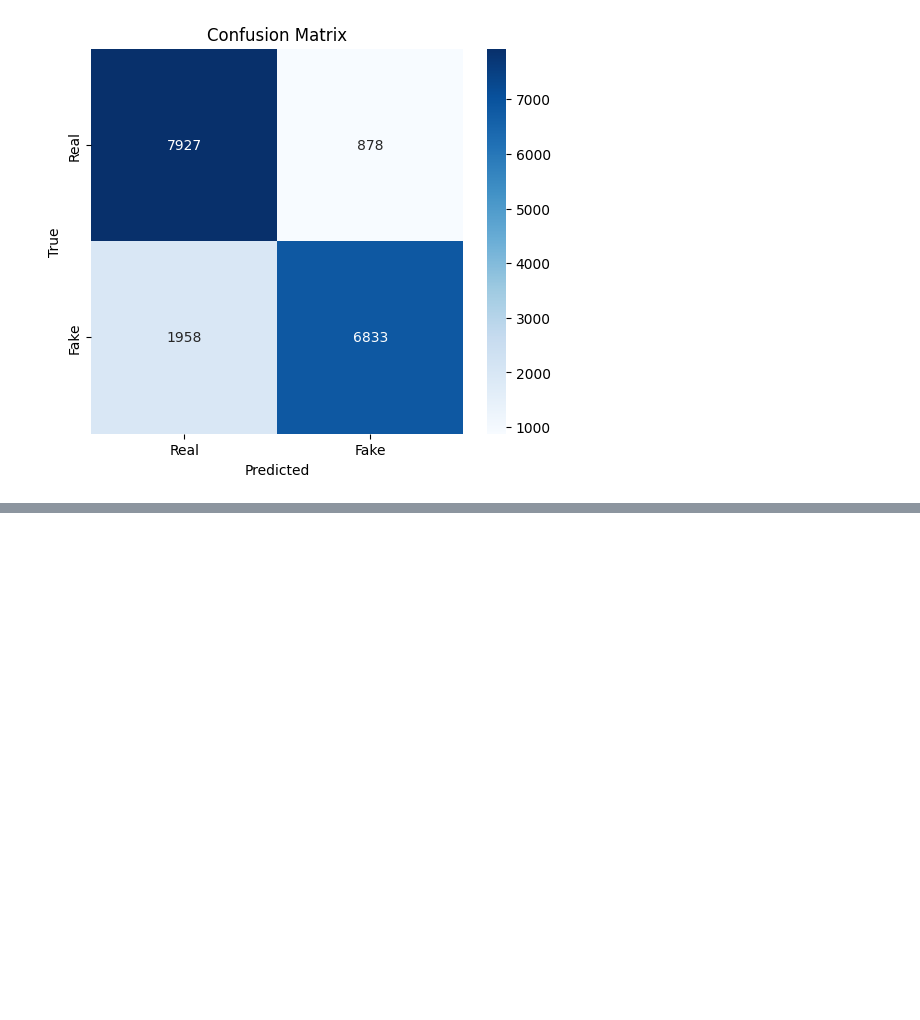
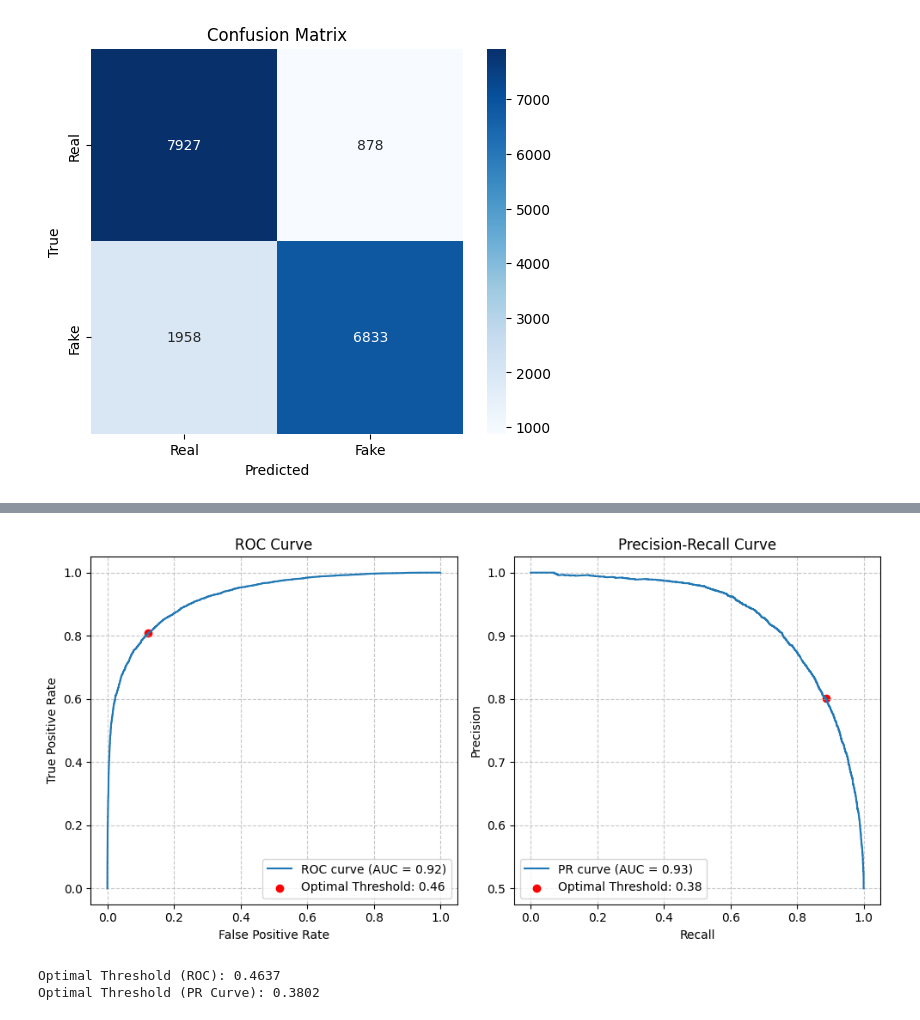
Before and after one commit to Afishally/Deepfake-Model-V1, a Jupyter notebook: training.ipynb, the cells around one changed output, grey strips where cells are left out. Saved outputs shown, nothing was run; the diff lists cells and outputs as text; code cells hidden in the pictures; blank space fills up the shorter version.

```diff
--- a/training.ipynb
+++ b/training.ipynb
@@ -1098,0 +1020,55 @@ TypeError: path should be path-like or io.BytesIO, not <class 'numpy.ndarray'>
+# %%
+import tensorflow as tf
+from sklearn.metrics import roc_curve, auc, precision_recall_curve
+import matplotlib.pyplot as plt
+import numpy as np
+
+# Assume y_true and y_scores are already populated from your model's predictions
+
+# Compute ROC curve and AUC
+fpr, tpr, thresholds = roc_curve(y_true, y_scores)
+roc_auc = auc(fpr, tpr)
+
+# Compute the optimal threshold using Youden's J statistic
+optimal_idx = np.argmax(tpr - fpr)  # Index of the best threshold
+optimal_threshold = thresholds[optimal_idx]
+
+# Plot ROC Curve
+plt.figure(figsize=(10, 5))
+plt.subplot(1, 2, 1)  # First subplot for ROC
+
+plt.plot(fpr, tpr, label=f'ROC curve (AUC = {roc_auc:.2f})')
+plt.scatter(fpr[optimal_idx], tpr[optimal_idx], color='red', label=f'Optimal Threshold: {optimal_threshold:.2f}')
+plt.xlabel("False Positive Rate")
+plt.ylabel("True Positive Rate")
+plt.title("ROC Curve")
+plt.legend()
+plt.grid(True, linestyle='--', alpha=0.7)
+
+# Compute Precision-Recall curve
+precision, recall, pr_thresholds = precision_recall_curve(y_true, y_scores)
+pr_auc = auc(recall, precision)
+
+# Find the optimal threshold for PR curve (closest to (1,1))
+pr_optimal_idx = np.argmax(precision + recall - 1)  # Maximizing F1-like balance
+pr_optimal_threshold = pr_thresholds[pr_optimal_idx]
+
+# Plot Precision-Recall Curve
+plt.subplot(1, 2, 2)  # Second subplot for PR curve
+
+plt.plot(recall, precision, label=f'PR curve (AUC = {pr_auc:.2f})')
+plt.scatter(recall[pr_optimal_idx], precision[pr_optimal_idx], color='red', label=f'Optimal Threshold: {pr_optimal_threshold:.2f}')
+plt.xlabel("Recall")
+plt.ylabel("Precision")
+plt.title("Precision-Recall Curve")
+plt.legend()
+plt.grid(True, linestyle='--', alpha=0.7)
+plt.tight_layout()
+plt.show()
+
+print(f"Optimal Threshold (ROC): {optimal_threshold:.4f}")
+print(f"Optimal Threshold (PR Curve): {pr_optimal_threshold:.4f}")
+# %% [output]
+[figure, added]
+Optimal Threshold (ROC): 0.4637
+Optimal Threshold (PR Curve): 0.3802
```
Also changed, not shown: parts of 6 cells of this notebook.
